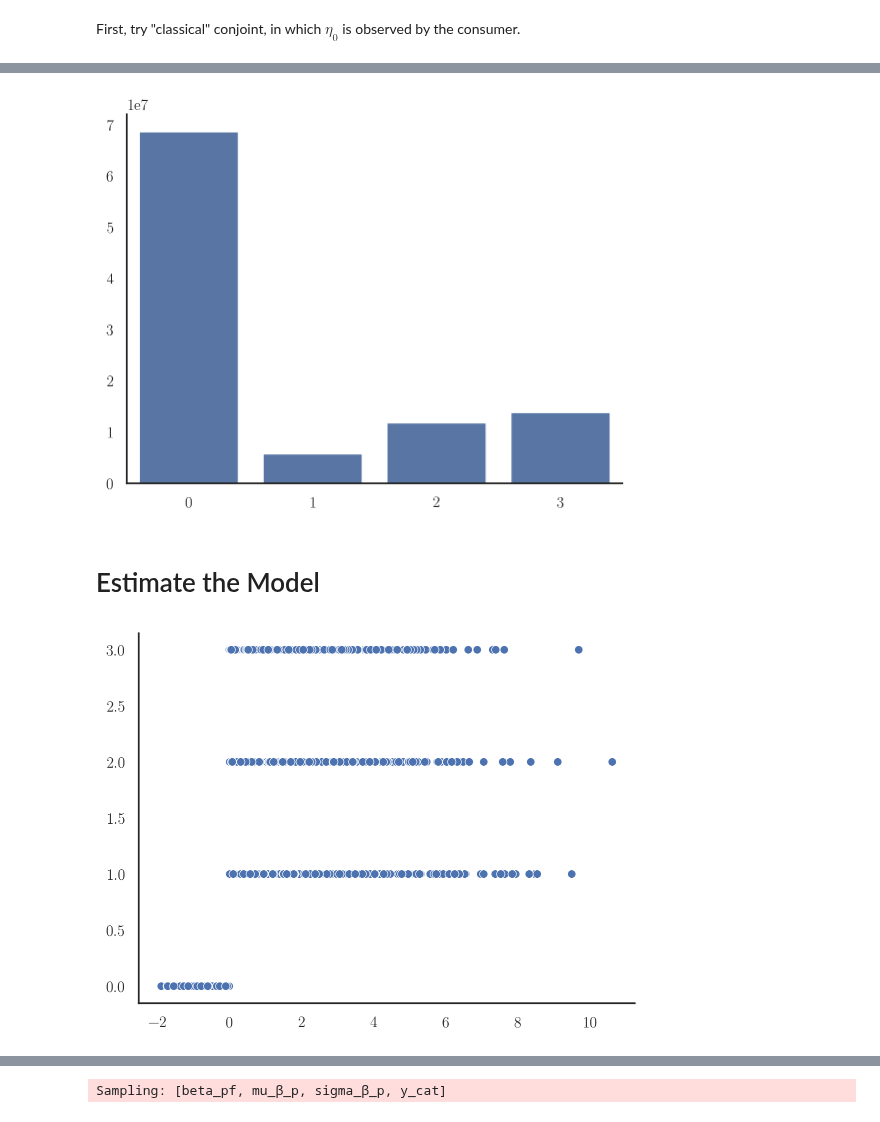
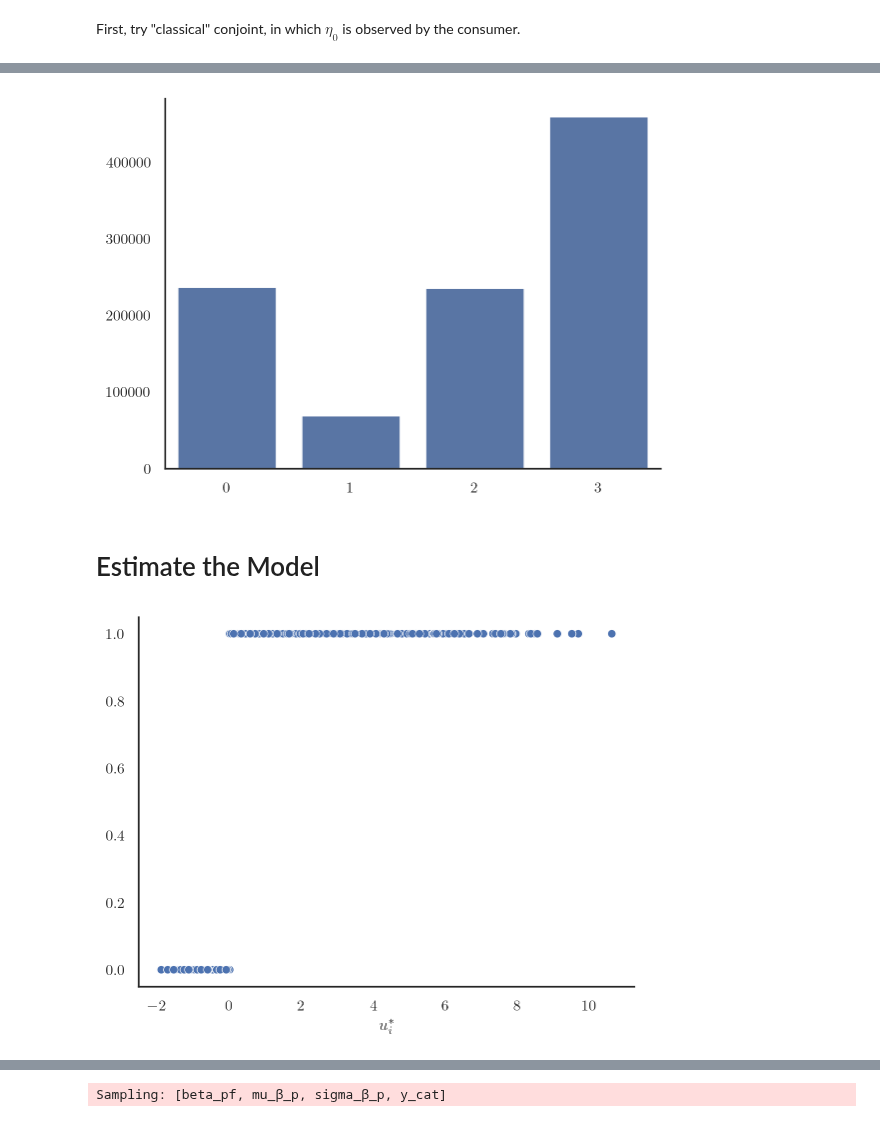
Before and after one commit to dyavorsky/likert_dualresponse, a Jupyter notebook: notebooks/likert_dualresponse.ipynb, the cells around one changed output, grey strips where cells are left out. Drawn from its saved outputs; the diff is of its cells as text; code cells hidden in the pictures.

```diff
--- a/notebooks/likert_dualresponse.ipynb
+++ b/notebooks/likert_dualresponse.ipynb
@@ -52,12 +52,13 @@ def make_data(params, heterogeneous=False):
     # individual_features = np.zeros((N, M))
     individual_features = ...
     product_features = np.random.normal(-1, 0.2, (J, K))
+    product_features = np.concatenate([product_features, np.zeros((1, K))], axis=0) # outside good
     π = np.random.dirichlet([1] * W, 1).flatten().cumsum()
     β_ind = ...
     # β_ind = np.random.normal(0, 1, M)
     # β_prod = np.random.normal(0, 0.2, (K, N))
     # ν = np.random.normal(0, 1, (N, J))
-    η = np.random.gumbel(0, 1, (N, J))
+    η = np.random.gumbel(0, 1, (N, J+1))
     # ɛ = np.random.normal(0, 1, (N, J))
 
     if heterogeneous:
@@ -99,7 +100,7 @@ def make_data(params, heterogeneous=False):
 
     return d
 
-params = {"N": 10000, "J": 3, "K": 5, "M": 2, "W": 4}
+params = {"N": 1000, "J": 3, "K": 5, "M": 2, "W": 4}
 
 df = make_data(params)
 # %% [markdown]
@@ -140,12 +141,11 @@ plt.show()
 sns.barplot(**dict(zip(["x", "y"], np.unique(df["w"], return_counts=True))))
 plt.show()
 # %% [output]
-[figure, old version]
+[figure, new version]
 # %% [markdown]
 # Estimate the Model
 # %%
-observed_good = (df["t"] + 1)
-observed_good[np.max(df["latent_utilities"], axis=1) < 0] = 0
+observed_good = df["t"]
 observed_bin = df["w"]
 
 N = params["N"]
@@ -166,11 +166,13 @@ coords = {
 # %%
 sns.scatterplot(
     x = np.max(df["latent_utilities"], axis=1),
-    y = observed_good
+    y = observed_good > 0
 )
+plt.xlabel(r"$u^*_i$")
+plt.ylabel(r"$u^*_i$")
 plt.show()
 # %% [output]
-[figure, old version]
+[figure, new version]
 # %%
 with pm.Model(coords=coords) as model_1:
 
```
Also changed, not shown: parts of 1 cell of this notebook.
